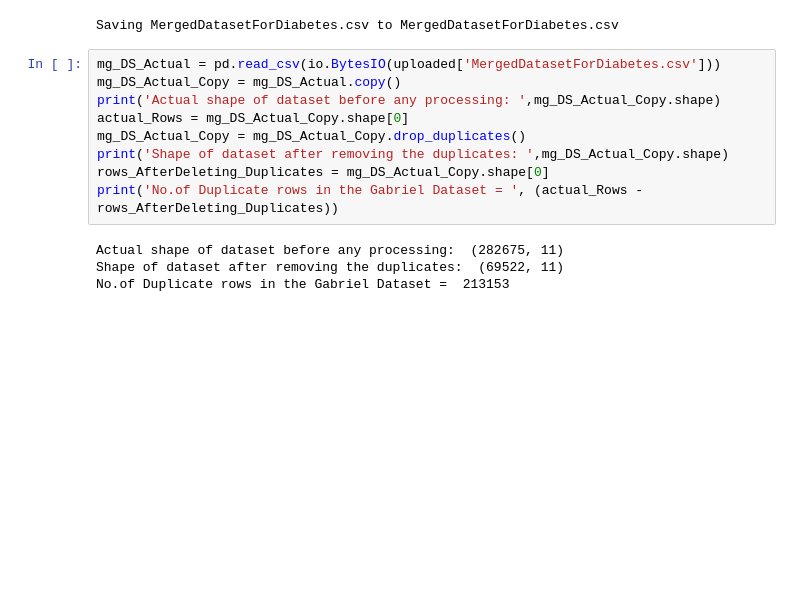
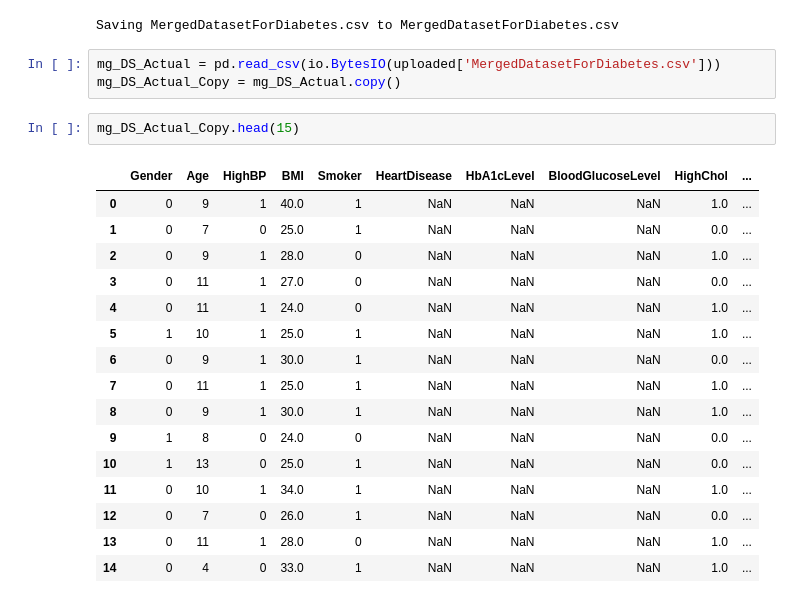
Before and after one commit to pdpavandesai/MergingDiabetesData, a Jupyter notebook: MergedDatasetPrep.ipynb, the cells around one changed output. Drawn from its saved outputs; the diff is of its cells as text; blank space fills up the shorter version.

```diff
--- a/MergedDatasetPrep.ipynb
+++ b/MergedDatasetPrep.ipynb
@@ -15,16 +15,25 @@ uploaded = files.upload()
 # %% [output]
 [interactive output not drawn]
 Saving MergedDatasetForDiabetes.csv to MergedDatasetForDiabetes.csv
-# %%
-mg_DS_Actual = pd.read_csv(io.BytesIO(uploaded['MergedDatasetForDiabetes.csv']))
-mg_DS_Actual_Copy = mg_DS_Actual.copy()
-print('Actual shape of dataset before any processing: ',mg_DS_Actual_Copy.shape)
-actual_Rows = mg_DS_Actual_Copy.shape[0]
-mg_DS_Actual_Copy = mg_DS_Actual_Copy.drop_duplicates()
-print('Shape of dataset after removing the duplicates: ',mg_DS_Actual_Copy.shape)
-rows_AfterDeleting_Duplicates = mg_DS_Actual_Copy.shape[0]
-print('No.of Duplicate rows in the Gabriel Dataset = ', (actual_Rows - rows_AfterDeleting_Duplicates))
-# %% [output]
-Actual shape of dataset before any processing:  (282675, 11)
-Shape of dataset after removing the duplicates:  (69522, 11)
-No.of Duplicate rows in the Gabriel Dataset =  213153
+# %%
+mg_DS_Actual = pd.read_csv(io.BytesIO(uploaded['MergedDatasetForDiabetes.csv']))
+mg_DS_Actual_Copy = mg_DS_Actual.copy()
+# %%
+mg_DS_Actual_Copy.head(15)
+# %% [output]
+|  | Gender | Age | HighBP | BMI | Smoker | HeartDisease | HbA1cLevel | BloodGlucoseLevel | HighChol | ... |
+| 0 | 0 | 9 | 1 | 40.0 | 1 | NaN | NaN | NaN | 1.0 | ... |
+| 1 | 0 | 7 | 0 | 25.0 | 1 | NaN | NaN | NaN | 0.0 | ... |
+| 2 | 0 | 9 | 1 | 28.0 | 0 | NaN | NaN | NaN | 1.0 | ... |
+| 3 | 0 | 11 | 1 | 27.0 | 0 | NaN | NaN | NaN | 0.0 | ... |
+| 4 | 0 | 11 | 1 | 24.0 | 0 | NaN | NaN | NaN | 1.0 | ... |
+| 5 | 1 | 10 | 1 | 25.0 | 1 | NaN | NaN | NaN | 1.0 | ... |
+| 6 | 0 | 9 | 1 | 30.0 | 1 | NaN | NaN | NaN | 0.0 | ... |
+| 7 | 0 | 11 | 1 | 25.0 | 1 | NaN | NaN | NaN | 1.0 | ... |
+| 8 | 0 | 9 | 1 | 30.0 | 1 | NaN | NaN | NaN | 1.0 | ... |
+| 9 | 1 | 8 | 0 | 24.0 | 0 | NaN | NaN | NaN | 0.0 | ... |
+| 10 | 1 | 13 | 0 | 25.0 | 1 | NaN | NaN | NaN | 0.0 | ... |
+| 11 | 0 | 10 | 1 | 34.0 | 1 | NaN | NaN | NaN | 1.0 | ... |
+| 12 | 0 | 7 | 0 | 26.0 | 1 | NaN | NaN | NaN | 0.0 | ... |
+| 13 | 0 | 11 | 1 | 28.0 | 0 | NaN | NaN | NaN | 1.0 | ... |
+| 14 | 0 | 4 | 0 | 33.0 | 1 | NaN | NaN | NaN | 1.0 | ... |
```
Also changed, not shown: parts of 3 cells of this notebook.
